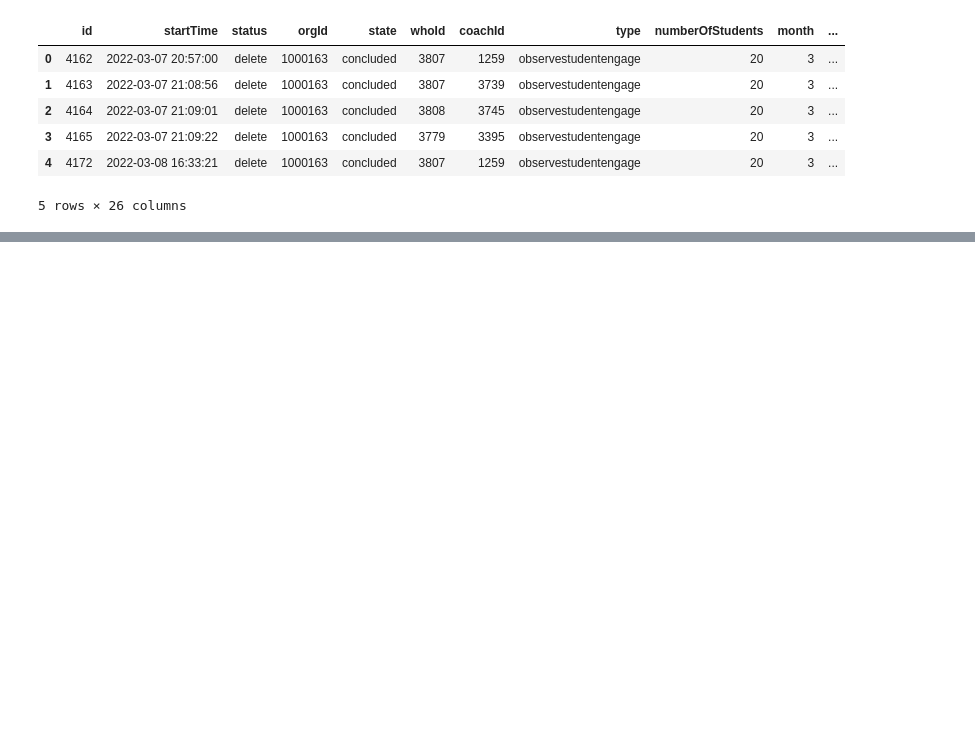
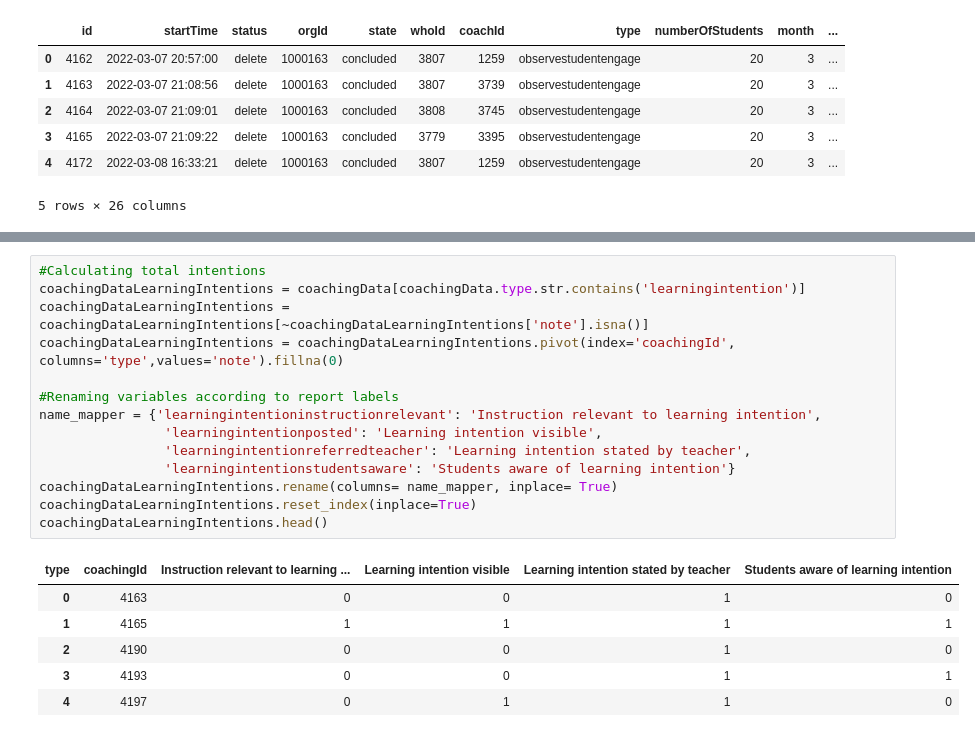
Before and after one commit to majoloso97/EdThrive-reporting, a Jupyter notebook: Calculations.ipynb, the cells around one changed output, grey strips where cells are left out. Saved outputs shown, nothing was run; the diff lists cells and outputs as text; blank space fills up the shorter version.

```diff
--- a/Calculations.ipynb
+++ b/Calculations.ipynb
@@ -162,0 +161,21 @@ coaching.head()
+# %%
+#Calculating total intentions
+coachingDataLearningIntentions = coachingData[coachingData.type.str.contains('learningintention')]
+coachingDataLearningIntentions = coachingDataLearningIntentions[~coachingDataLearningIntentions['note'].isna()]
+coachingDataLearningIntentions = coachingDataLearningIntentions.pivot(index='coachingId', columns='type',values='note').fillna(0)
+
+#Renaming variables according to report labels
+name_mapper = {'learningintentioninstructionrelevant': 'Instruction relevant to learning intention',
+                'learningintentionposted': 'Learning intention visible',
+                'learningintentionreferredteacher': 'Learning intention stated by teacher',
+                'learningintentionstudentsaware': 'Students aware of learning intention'}
+coachingDataLearningIntentions.rename(columns= name_mapper, inplace= True)
+coachingDataLearningIntentions.reset_index(inplace=True)
+coachingDataLearningIntentions.head()
+# %% [output]
+| type | coachingId | Instruction relevant to learning ... | Learning intention visible | Learning intention stated by teacher | Students aware of learning intention |
+| 0 | 4163 | 0 | 0 | 1 | 0 |
+| 1 | 4165 | 1 | 1 | 1 | 1 |
+| 2 | 4190 | 0 | 0 | 1 | 0 |
+| 3 | 4193 | 0 | 0 | 1 | 1 |
+| 4 | 4197 | 0 | 1 | 1 | 0 |
```
Also changed, not shown: parts of 17 cells of this notebook, 8 other files.
